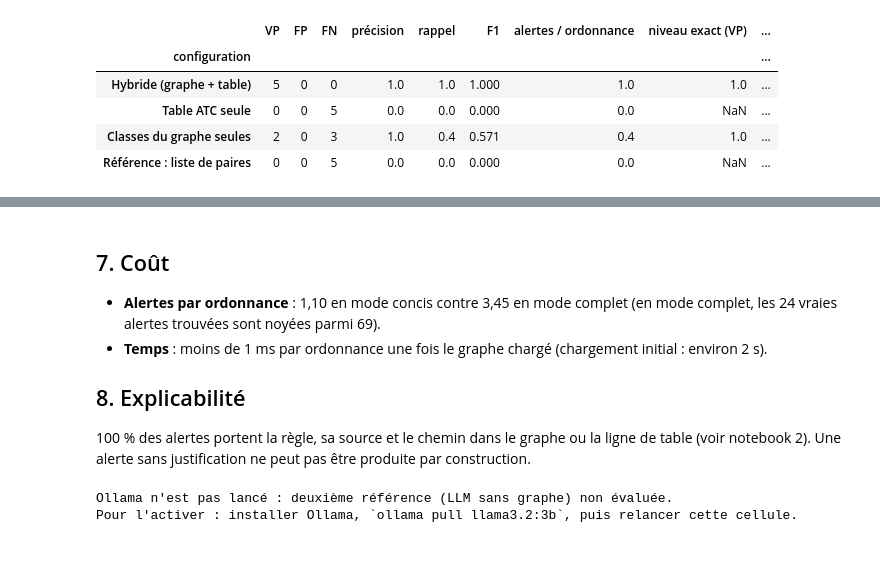
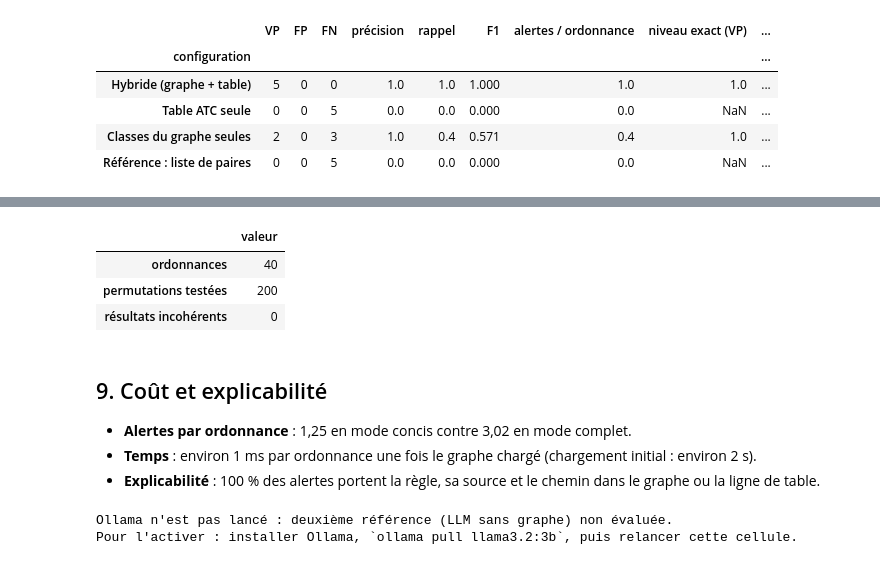
Before and after one commit to Imane-Guihia/Verification-Ordonnance-Hybride, a Jupyter notebook: notebooks/03_evaluation.ipynb, the cells around one changed output, grey strips where cells are left out. Saved outputs shown, nothing was run; the diff lists cells and outputs as text; code cells hidden in the pictures.

```diff
--- a/notebooks/03_evaluation.ipynb
+++ b/notebooks/03_evaluation.ipynb
@@ -171,12 +199,16 @@ display(robustesse(G))
+# %%
+display(pd.Series(coherence(G)).to_frame("valeur"))
+# %% [output]
+|  | valeur |
+| ordonnances | 40 |
+| permutations testées | 200 |
+| résultats incohérents | 0 |
 # %% [markdown]
-## 7. Coût
+## 9. Coût et explicabilité
 
-- **Alertes par ordonnance** : 1,10 en mode concis contre 3,45 en mode complet (en mode complet, les 24 vraies alertes trouvées sont noyées parmi 69).
-- **Temps** : moins de 1 ms par ordonnance une fois le graphe chargé (chargement initial : environ 2 s).
-
-## 8. Explicabilité
-
-100 % des alertes portent la règle, sa source et le chemin dans le graphe ou la ligne de table (voir notebook 2). Une alerte sans justification ne peut pas être produite par construction.
+- **Alertes par ordonnance** : 1,25 en mode concis contre 3,02 en mode complet.
+- **Temps** : environ 1 ms par ordonnance une fois le graphe chargé (chargement initial : environ 2 s).
+- **Explicabilité** : 100 % des alertes portent la règle, sa source et le chemin dans le graphe ou la ligne de table.
 # %%
 from reference_llm import ollama_disponible, systeme_llm
 if ollama_disponible():
```
Also changed, not shown: parts of 23 cells of this notebook, 15 other files.
